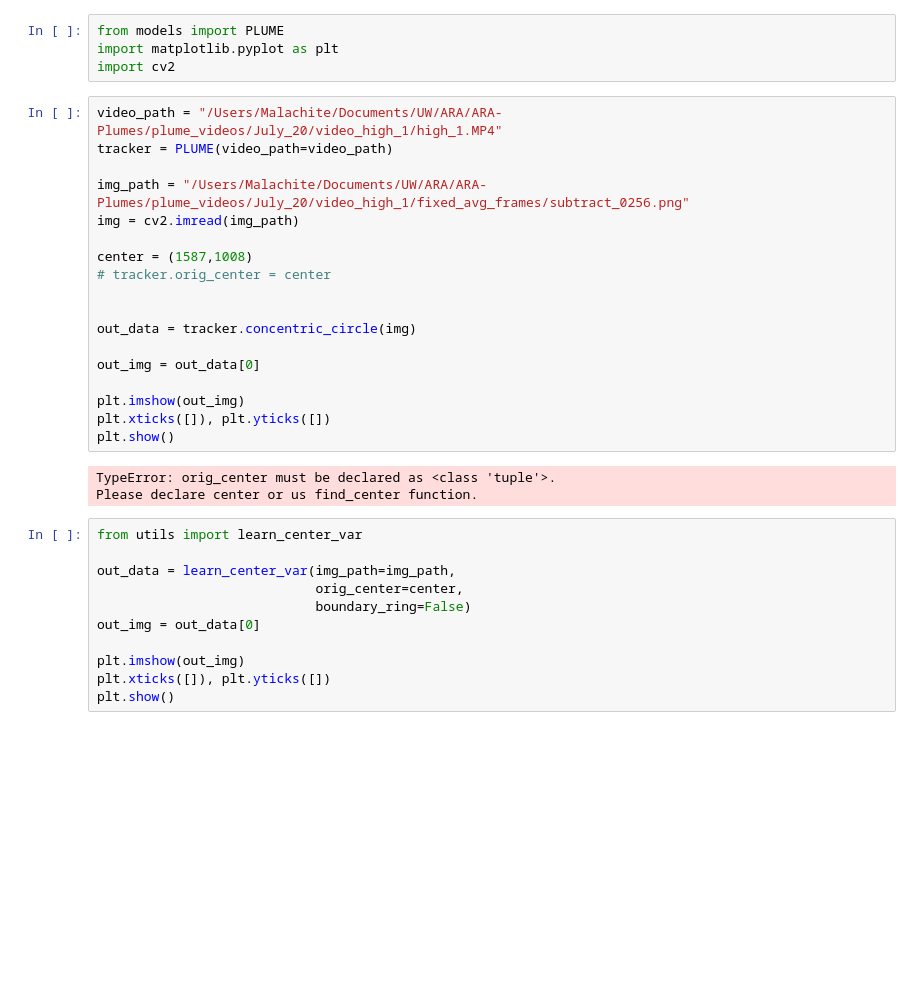
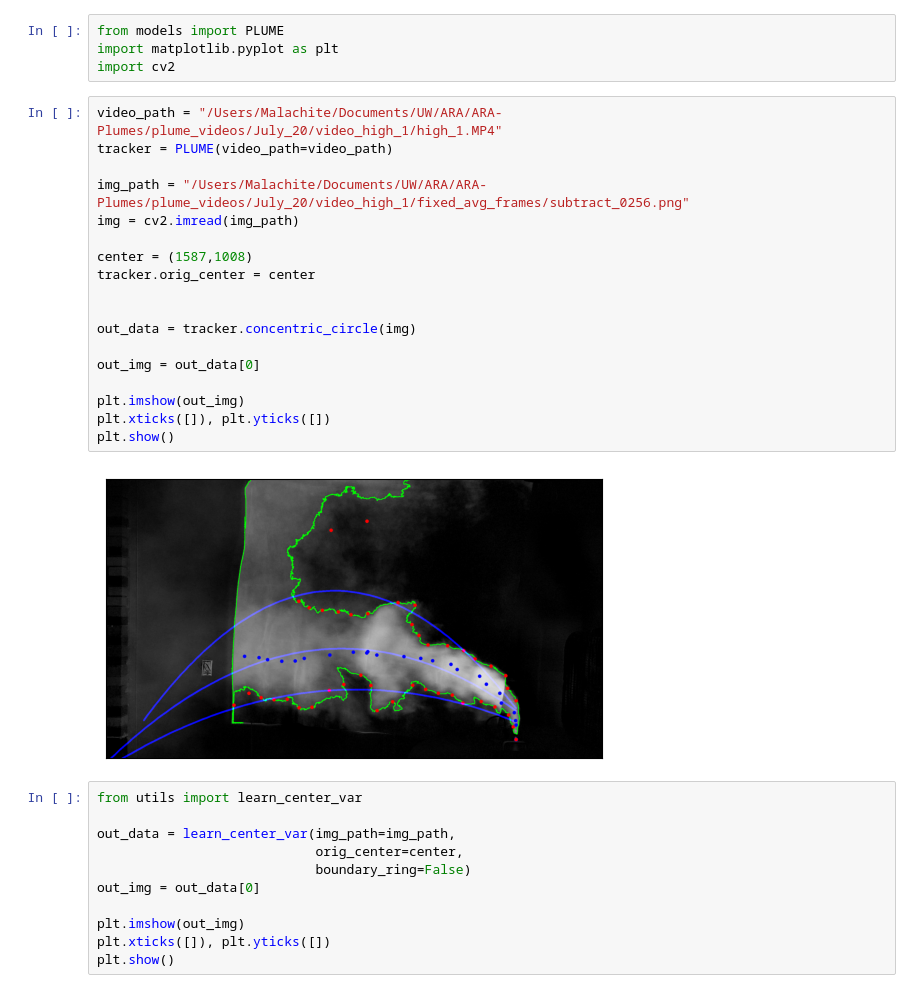
Before and after one commit to Jacob-Stevens-Haas/ARA-Plumes, a Jupyter notebook: tutorial.ipynb, the cells around one changed output. Cells and saved outputs as stored; diff of their text form; blank space fills up the shorter version.

```diff
--- a/tutorial.ipynb
+++ b/tutorial.ipynb
@@ -39,24 +39,23 @@ import cv2
 # %%
 video_path = "/Users/Malachite/Documents/UW/ARA/ARA-Plumes/plume_videos/July_20/video_high_1/high_1.MP4"
 tracker = PLUME(video_path=video_path)
 
 img_path = "/Users/Malachite/Documents/UW/ARA/ARA-Plumes/plume_videos/July_20/video_high_1/fixed_avg_frames/subtract_0256.png"
 img = cv2.imread(img_path)
 
 center = (1587,1008)
-# tracker.orig_center = center
+tracker.orig_center = center
 
 
 out_data = tracker.concentric_circle(img)
 
 out_img = out_data[0]
 
 plt.imshow(out_img)
 plt.xticks([]), plt.yticks([])
 plt.show()
 # %% [output]
-TypeError: orig_center must be declared as <class 'tuple'>.
-Please declare center or us find_center function.
+[figure, added]
 # %%
 from utils import learn_center_var
 
```
Also changed, not shown: parts of 4 cells of this notebook.
